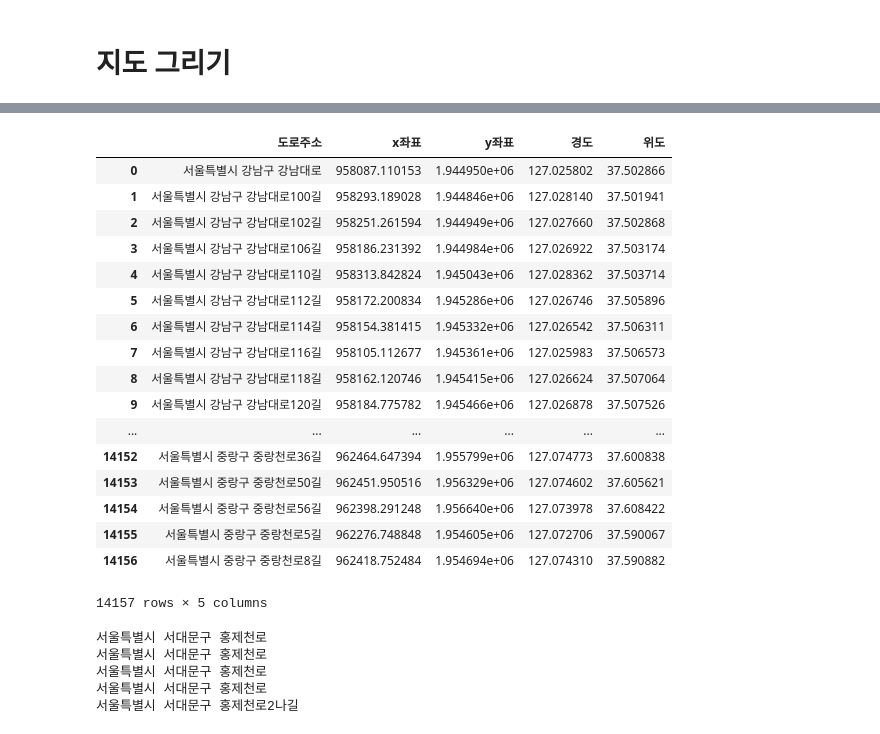
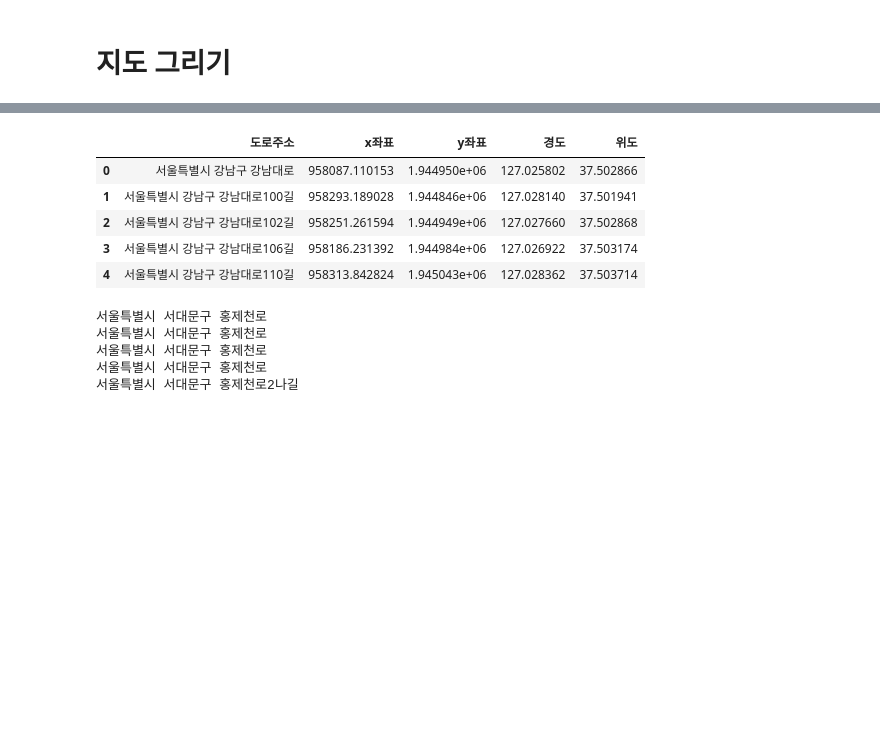
Before and after one commit to doeun-235/1902-NIMS-report, a Jupyter notebook: nims-academy-190228-yonsei-oh-report02-01.ipynb, the cells around one changed output, grey strips where cells are left out. Saved outputs shown, nothing was run; the diff lists cells and outputs as text; code cells hidden in the pictures; blank space fills up the shorter version.

```diff
--- a/nims-academy-190228-yonsei-oh-report02-01.ipynb
+++ b/nims-academy-190228-yonsei-oh-report02-01.ipynb
@@ -237,28 +237,16 @@ result2_final
 | 8 | 서울특별시 서대문구 연희동 | 단독 | 8 | 132.76 | 86.0 | 201806 | 36000 | 1992 | 홍제천로2나길 | 2018 | 6 | ... |
 | 9 | 서울특별시 서대문구 연희동 | 다가구 | 8 | 147.08 | 136.0 | 201807 | 59500 | 1969 | 홍제천로2길 | 2018 | 7 | ... |
 # %%
-AA=data_frame=pd.read_excel('gh-data/2018_loc_for_add_in_seoul.xlsx',endcoding="utf-8")
+AA=data_frame=pd.read_excel('2018_loc_for_add_in_seoul.xlsx',endcoding="utf-8")
 # %%
-AA
+AA.head()
 # %% [output]
 |  | 도로주소 | x좌표 | y좌표 | 경도 | 위도 |
 | 0 | 서울특별시 강남구 강남대로 | 958087.110153 | 1.944950e+06 | 127.025802 | 37.502866 |
 | 1 | 서울특별시 강남구 강남대로100길 | 958293.189028 | 1.944846e+06 | 127.028140 | 37.501941 |
 | 2 | 서울특별시 강남구 강남대로102길 | 958251.261594 | 1.944949e+06 | 127.027660 | 37.502868 |
 | 3 | 서울특별시 강남구 강남대로106길 | 958186.231392 | 1.944984e+06 | 127.026922 | 37.503174 |
 | 4 | 서울특별시 강남구 강남대로110길 | 958313.842824 | 1.945043e+06 | 127.028362 | 37.503714 |
-| 5 | 서울특별시 강남구 강남대로112길 | 958172.200834 | 1.945286e+06 | 127.026746 | 37.505896 |
-| 6 | 서울특별시 강남구 강남대로114길 | 958154.381415 | 1.945332e+06 | 127.026542 | 37.506311 |
-| 7 | 서울특별시 강남구 강남대로116길 | 958105.112677 | 1.945361e+06 | 127.025983 | 37.506573 |
-| 8 | 서울특별시 강남구 강남대로118길 | 958162.120746 | 1.945415e+06 | 127.026624 | 37.507064 |
-| 9 | 서울특별시 강남구 강남대로120길 | 958184.775782 | 1.945466e+06 | 127.026878 | 37.507526 |
-| ... | ... | ... | ... | ... | ... |
-| 14152 | 서울특별시 중랑구 중랑천로36길 | 962464.647394 | 1.955799e+06 | 127.074773 | 37.600838 |
-| 14153 | 서울특별시 중랑구 중랑천로50길 | 962451.950516 | 1.956329e+06 | 127.074602 | 37.605621 |
-| 14154 | 서울특별시 중랑구 중랑천로56길 | 962398.291248 | 1.956640e+06 | 127.073978 | 37.608422 |
-| 14155 | 서울특별시 중랑구 중랑천로5길 | 962276.748848 | 1.954605e+06 | 127.072706 | 37.590067 |
-| 14156 | 서울특별시 중랑구 중랑천로8길 | 962418.752484 | 1.954694e+06 | 127.074310 | 37.590882 |
-14157 rows × 5 columns
 # %%
 map_pos1=[]
 
```
Also changed, not shown: parts of 4 cells of this notebook.
